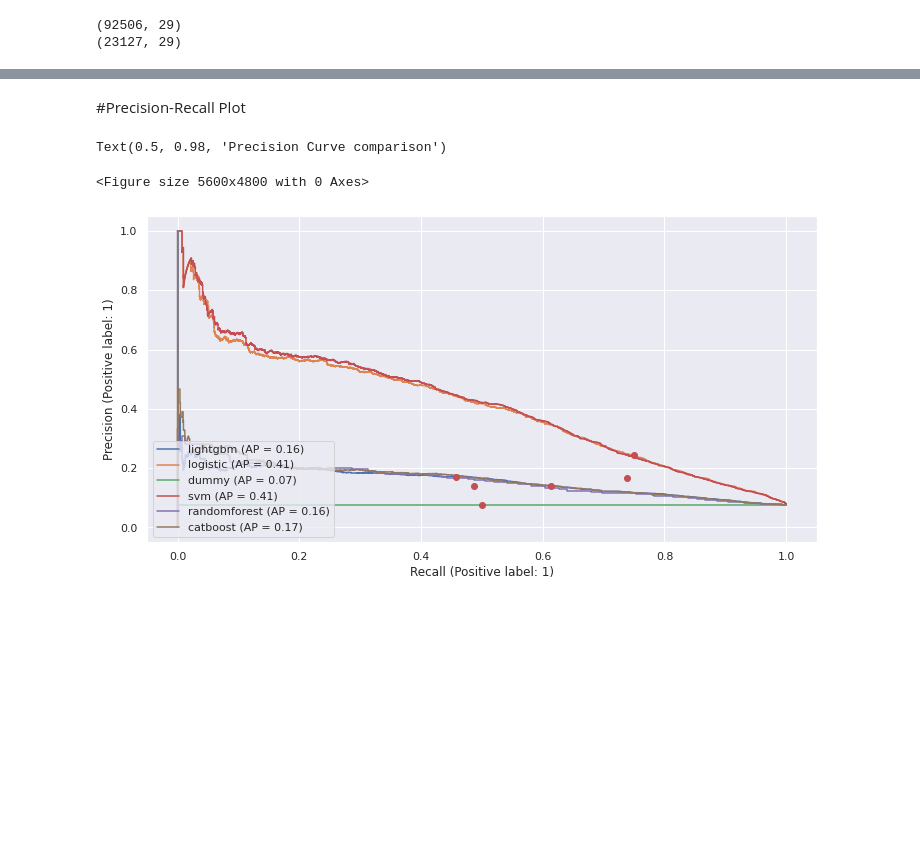
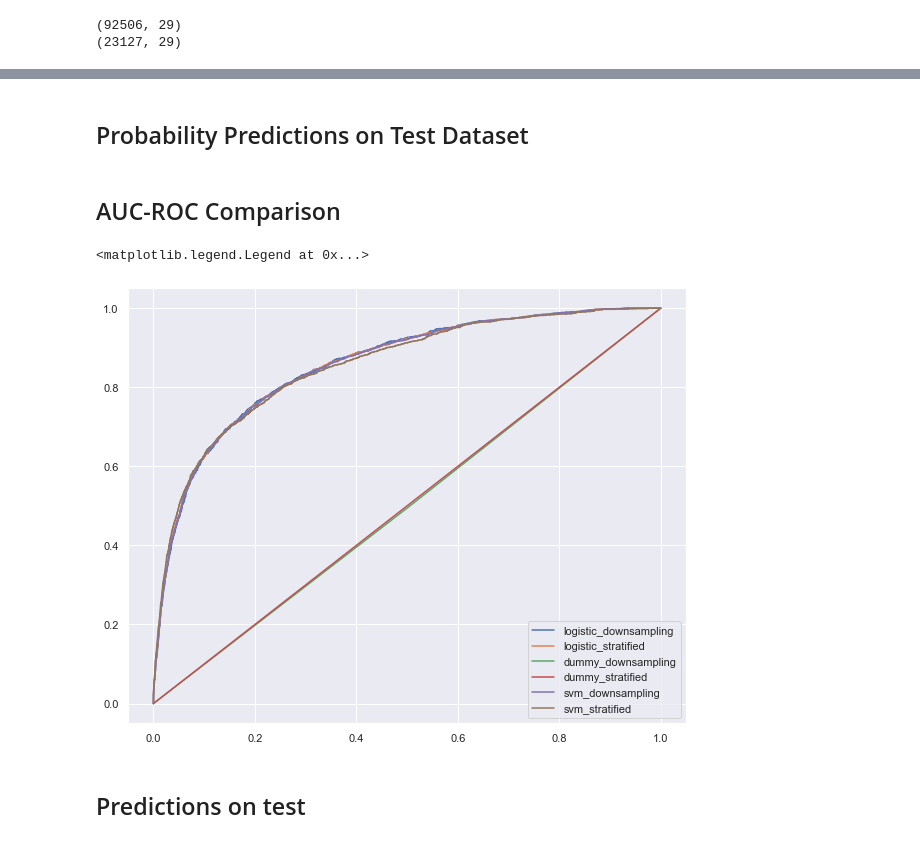
Before and after one commit to lukaswangbk/Delivery-Delay-Prediction, a Jupyter notebook: Notebook/3_8_Evaluation.ipynb, the cells around one changed output, grey strips where cells are left out. Cells and saved outputs as stored; diff of their text form; code cells hidden in the pictures; blank space fills up the shorter version.

```diff
--- a/Notebook/3_8_Evaluation.ipynb
+++ b/Notebook/3_8_Evaluation.ipynb
@@ -50 +21,16 @@ from str2bool import str2bool
+# %%
+dummy_downsampling_model        = pickle.load(open(dummy_downsampling_model_path,'rb'))
+dummy_stratified_model          = pickle.load(open(dummy_stratified_model_path,'rb'))
+catboost_downsampling_model     = pickle.load(open(catboost_downsampling_model_path,'rb'))
+catboost_stratified_model       = pickle.load(open(catboost_stratified_model_path,'rb'))
+lightgbm_downsampling_model     = pickle.load(open(lightgbm_downsampling_model_path,'rb'))
+lightgbm_stratified_model       = pickle.load(open(lightgbm_stratified_model_path,'rb'))
+randomforest_downsampling_model = pickle.load(open(randomforest_downsampling_model_path,'rb'))
+randomforest_stratified_model   = pickle.load(open(randomforest_stratified_model_path,'rb'))
+svm_downsampling_model          = pickle.load(open(svm_downsampling_model_path,'rb'))
+svm_stratified_model            = pickle.load(open(svm_stratified_model_path,'rb'))
+xgboost_downsampling_model      = pickle.load(open(xgboost_downsampling_model_path,'rb'))
+xgboost_stratified_model        = pickle.load(open(xgboost_stratified_model_path,'rb'))
+logistic_downsampling_model     = pickle.load(open(logistic_downsampling_model_path,'rb'))
+logistic_stratified_model       = pickle.load(open(logistic_stratified_model_path,'rb'))
 # %% [markdown]
@@ -52,5 +38,5 @@ from str2bool import str2bool
 # %%
-df  = pd.read_csv('./Dataset/brazilian_ecommerce_encoded_scaled.csv')
+df  = pd.read_csv('../Dataset/brazilian_ecommerce_encoded_scaled.csv')
 y = df["is_delayed"]
 X = df.drop(["is_delayed"], axis=1, inplace=False)
 # %%
@@ -250,26 +50,37 @@ recall5, precision5 = recall_score(y_test,CB_prediction), precision_score(y_test
-# %% [markdown]
-#Precision-Recall Plot
-# %%
-figure(figsize=(14, 12), dpi = 400)
-
-fig1 = PrecisionRecallDisplay.from_predictions(y_test, lightgbm_probs_down, name = "lightgbm")
-fig1 = PrecisionRecallDisplay.from_predictions(y_test, logistic_probs_down, ax = fig1.ax_, name = "logistic")
-fig1 = PrecisionRecallDisplay.from_predictions(y_test, dummy_probs_down, ax = fig1.ax_, name = "dummy")
-fig1 = PrecisionRecallDisplay.from_predictions(y_test, svm_probs_down, ax = fig1.ax_, name = "svm")
-fig1 = PrecisionRecallDisplay.from_predictions(y_test, random_probs_down, ax = fig1.ax_, name = "randomforest")
-fig1 = PrecisionRecallDisplay.from_predictions(y_test, catboost_probs_down, ax = fig1.ax_, name = "catboost")
-# fig = PrecisionRecallDisplay.from_predictions(y_test, xgb_probs_down, ax = fig.ax_, name = "XGBoost")
-
-plt.plot(recall, precision,'ro', label = 'dummy')
-plt.plot(recall1, precision2,'ro', label = 'logistic')
-plt.plot(recall2, precision3,'ro', label = 'svm')
-plt.plot(recall3, precision4,'ro', label = 'randomforest')
-plt.plot(recall4, precision5,'ro', label = 'lightgbm')
-plt.plot(recall5, precision5,'ro', label = 'catboost')
-# plt.legend()
-
-fig.figure_.suptitle("Precision Curve comparison")
-# %% [output]
-Text(0.5, 0.98, 'Precision Curve comparison')
-<Figure size 5600x4800 with 0 Axes>
-[figure, removed]
+# %% [markdown]
+## Probability Predictions on Test Dataset
+# %%
+logistic_probs_downsampling = logistic_downsampling_model.predict_proba(X_test)[:,1]
+fpr, tpr, thresholds        = roc_curve(y_test, logistic_probs_downsampling, pos_label = 1)
+
+logistic_probs_stratified   = logistic_stratified_model.predict_proba(X_test)[:,1]
+fpr1, tpr1, thresholds1     = roc_curve(y_test, logistic_probs_stratified, pos_label = 1)
+
+dummy_probs_downsampling    = dummy_downsampling_model.predict_proba(X_test)[:,1]
+fpr2, tpr2, thresholds2     = roc_curve(y_test, dummy_probs_downsampling, pos_label = 1)
+
+dummy_probs_stratified      = dummy_stratified_model.predict_proba(X_test)[:,1]
+fpr3, tpr3, thresholds3     = roc_curve(y_test, dummy_probs_stratified, pos_label = 1)
+
+svm_probs_downsampling      = svm_downsampling_model.decision_function(X_test)
+fpr4, tpr4, thresholds4     = roc_curve(y_test, svm_probs_downsampling, pos_label = 1)
+
+svm_probs_stratified        = svm_stratified_model.decision_function(X_test)
+fpr5, tpr5, thresholds5     = roc_curve(y_test, svm_probs_stratified, pos_label = 1)
+# %% [markdown]
+## AUC-ROC Comparison
+# %%
+figure(figsize=(10, 8))
+
+plt.plot(fpr,  tpr,  label = 'logistic_downsampling')
+plt.plot(fpr1, tpr1, label = 'logistic_stratified')
+plt.plot(fpr2, tpr2, label = 'dummy_downsampling')
+plt.plot(fpr3, tpr3, label = 'dummy_stratified')
+plt.plot(fpr4, tpr4, label = 'svm_downsampling')
+plt.plot(fpr5, tpr5, label = 'svm_stratified')
+plt.legend()
+# %% [output]
+<matplotlib.legend.Legend at 0x...>
+[figure, added]
+# %% [markdown]
+## Predictions on test
```
Also changed, not shown: parts of 43 cells of this notebook.
